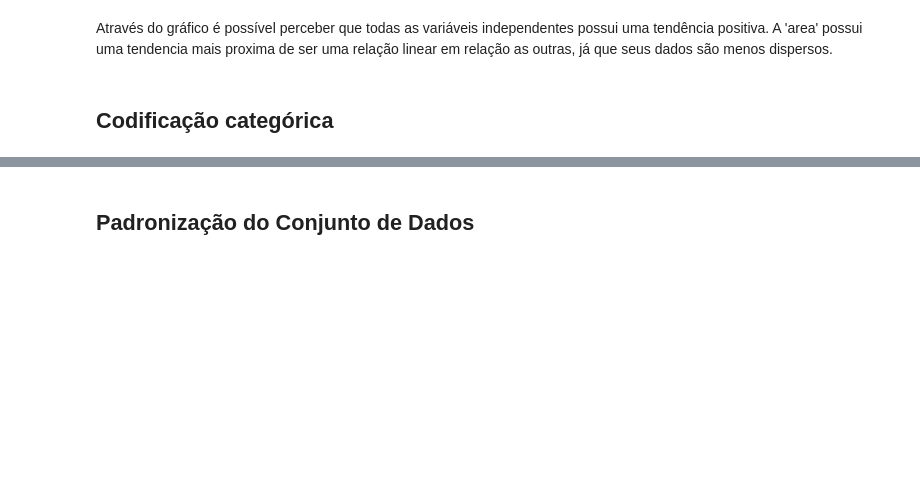
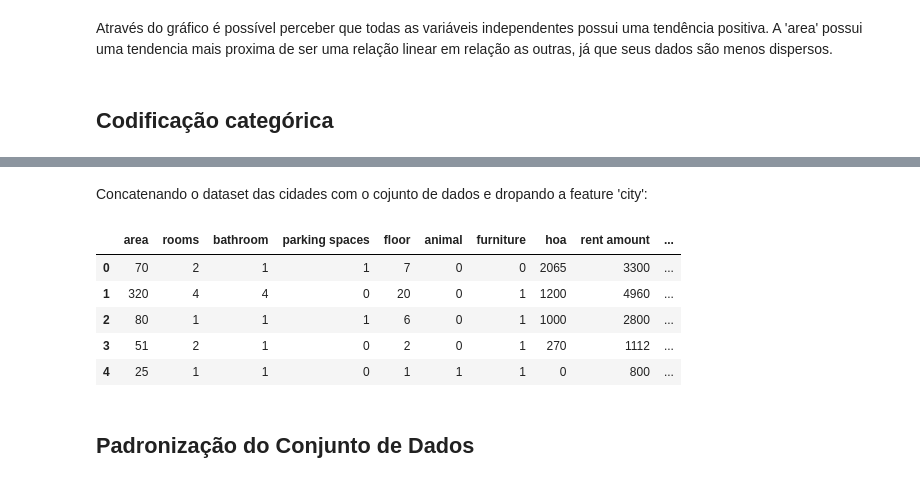
Before and after one commit to IgorFormiga/Data-Science-Projects, a Jupyter notebook: 3_Prediction_Rental_Prices.ipynb, the cells around one changed output, grey strips where cells are left out. Saved outputs shown, nothing was run; the diff lists cells and outputs as text; code cells hidden in the pictures; blank space fills up the shorter version.

```diff
--- a/3_Prediction_Rental_Prices.ipynb
+++ b/3_Prediction_Rental_Prices.ipynb
@@ -123,3 +120,16 @@ dataset['city'].replace(cidade_id, inplace=True)
+# %% [markdown]
+Concatenando o dataset das cidades com o cojunto de dados e dropando a feature 'city':
+# %%
+dataset = dataset.drop('city',axis=1)
+dataset = pd.concat([dataset, df_encoded], axis=1)
+dataset.head()
+# %% [output]
+|  | area | rooms | bathroom | parking spaces | floor | animal | furniture | hoa | rent amount | ... |
+| 0 | 70 | 2 | 1 | 1 | 7 | 0 | 0 | 2065 | 3300 | ... |
+| 1 | 320 | 4 | 4 | 0 | 20 | 0 | 1 | 1200 | 4960 | ... |
+| 2 | 80 | 1 | 1 | 1 | 6 | 0 | 1 | 1000 | 2800 | ... |
+| 3 | 51 | 2 | 1 | 0 | 2 | 0 | 1 | 270 | 1112 | ... |
+| 4 | 25 | 1 | 1 | 0 | 1 | 1 | 1 | 0 | 800 | ... |
 # %% [markdown]
 ## Padronização do Conjunto de Dados
 # %%
```
Also changed, not shown: parts of 16 cells of this notebook.
